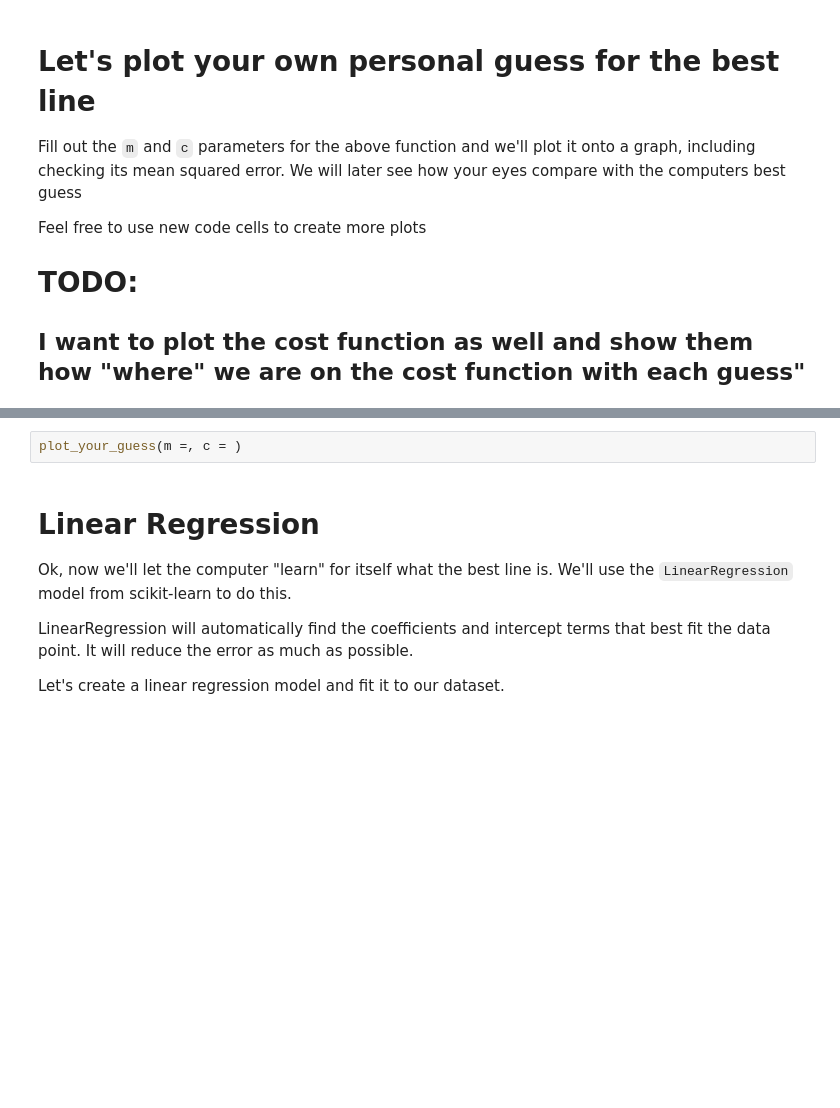
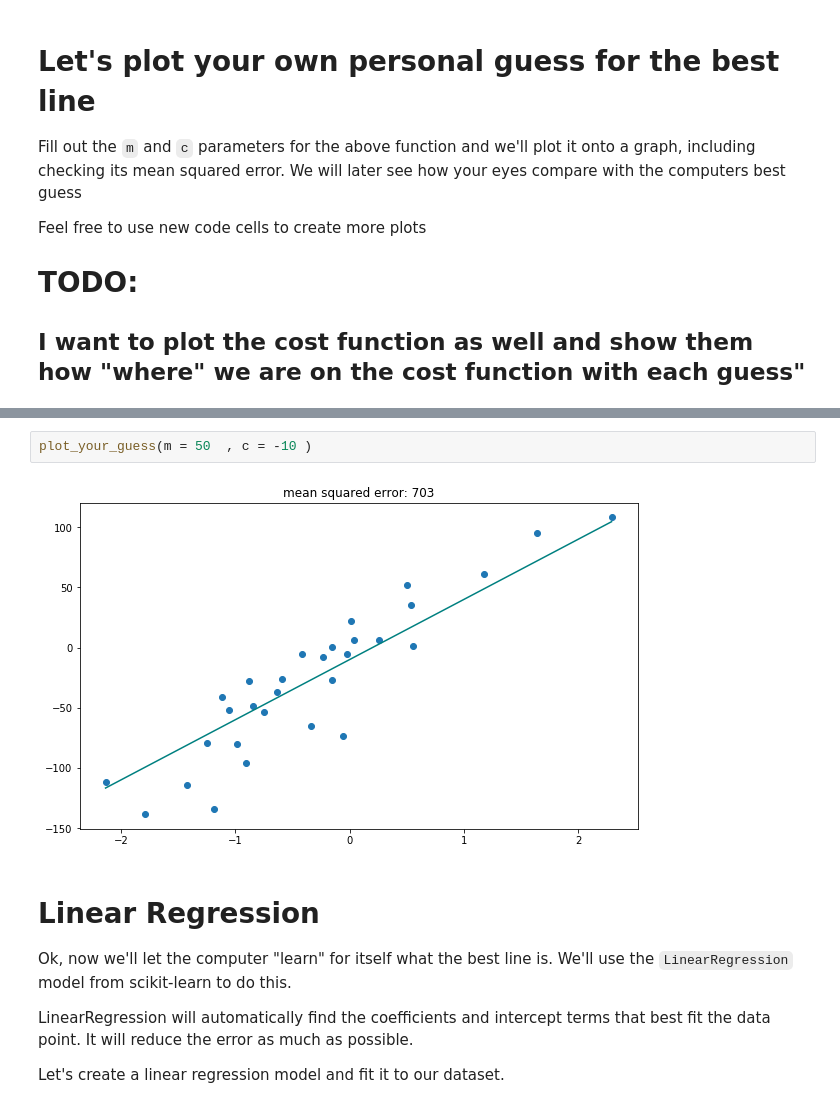
Before and after one commit to CodingNomads/data-science-machine-learning, a Jupyter notebook: notebooks/1_linear_regression.ipynb, the cells around one changed output, grey strips where cells are left out. Drawn from its saved outputs; the diff is of its cells as text; blank space fills up the shorter version.

```diff
--- a/notebooks/1_linear_regression.ipynb
+++ b/notebooks/1_linear_regression.ipynb
@@ -64,5 +66,7 @@ plot_your_guess(m = , c =  )
 # %%
-plot_your_guess(m =, c = )
+plot_your_guess(m = 50  , c = -10 )
+# %% [output]
+[figure, added]
 # %% [markdown]
 # Linear Regression
 Ok, now we'll let the computer "learn" for itself what the best line is.
```
Also changed, not shown: parts of 13 cells of this notebook, 1 other file.
